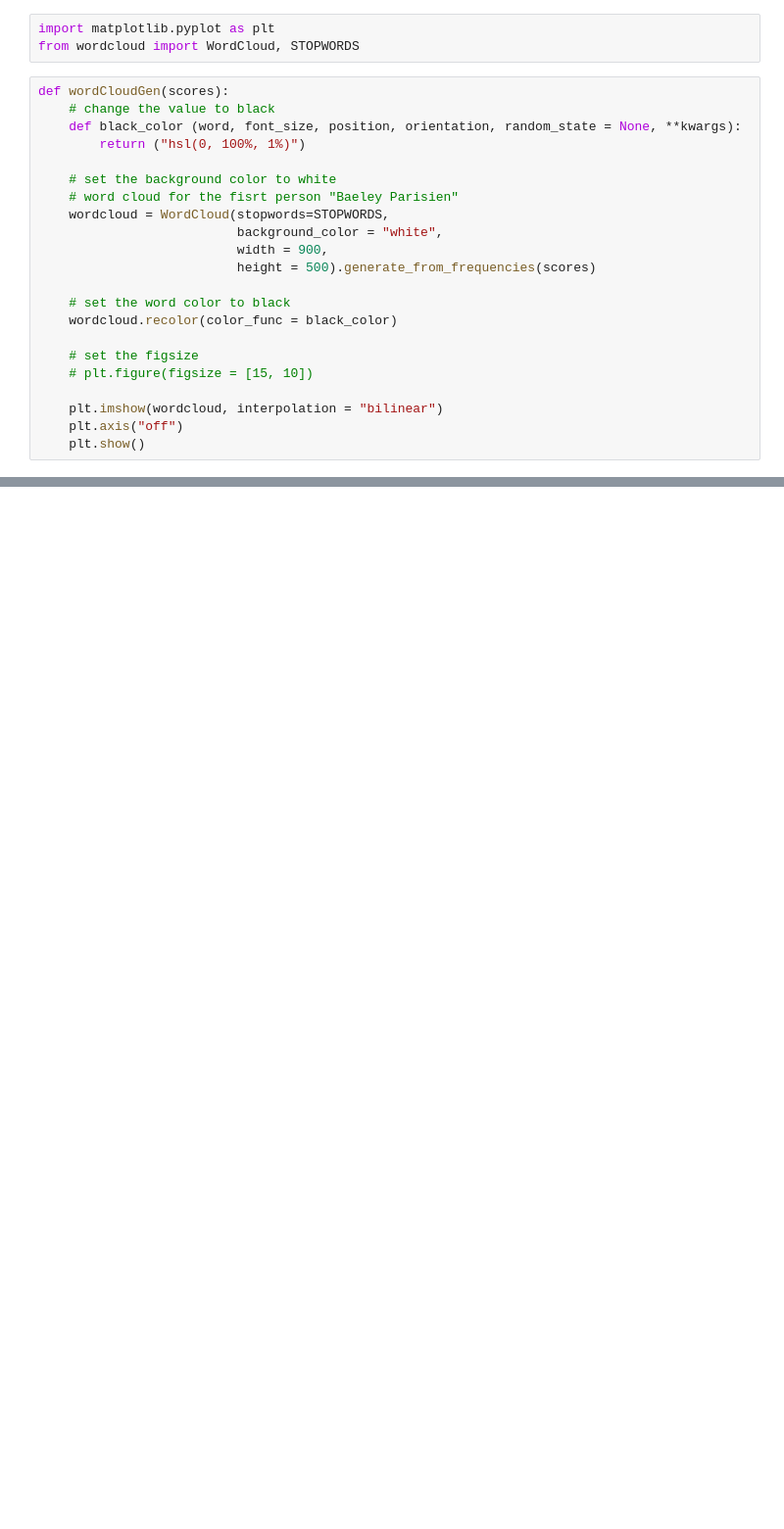
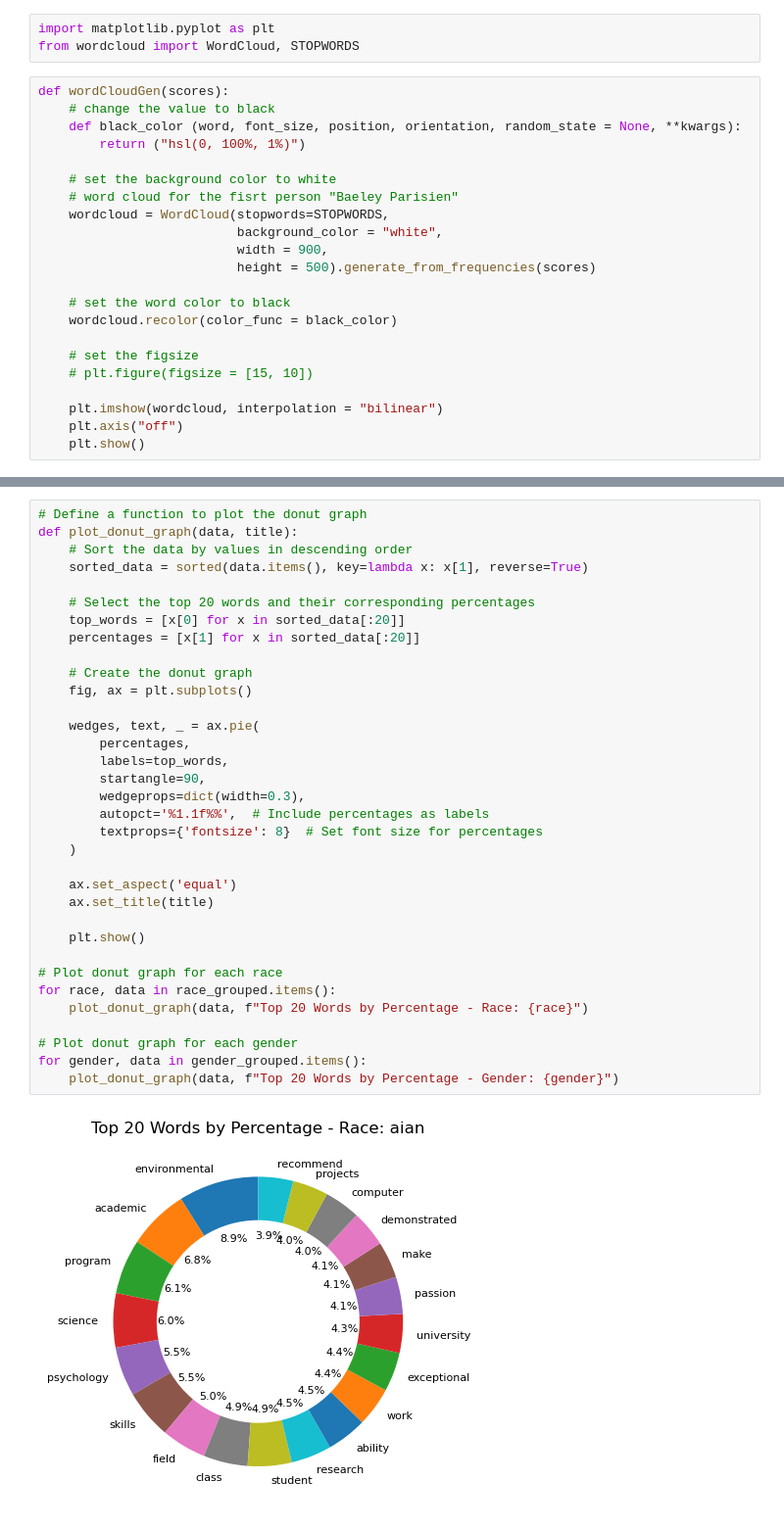
Before and after one commit to wohmas/Group13_Project, a Jupyter notebook: Project.ipynb, the cells around one changed output, grey strips where cells are left out. Shown at 98% size. Cells and saved outputs as stored; diff of their text form; blank space fills up the shorter version.

```diff
--- a/Project.ipynb
+++ b/Project.ipynb
@@ -220,0 +295,36 @@ white :
+# %%
+# Define a function to plot the donut graph
+def plot_donut_graph(data, title):
+    # Sort the data by values in descending order
+    sorted_data = sorted(data.items(), key=lambda x: x[1], reverse=True)
+
+    # Select the top 20 words and their corresponding percentages
+    top_words = [x[0] for x in sorted_data[:20]]
+    percentages = [x[1] for x in sorted_data[:20]]
+
+    # Create the donut graph
+    fig, ax = plt.subplots()
+
+    wedges, text, _ = ax.pie(
+        percentages,
+        labels=top_words,
+        startangle=90,
+        wedgeprops=dict(width=0.3),
+        autopct='%1.1f%%',  # Include percentages as labels
+        textprops={'fontsize': 8}  # Set font size for percentages
+    )
+
+    ax.set_aspect('equal')
+    ax.set_title(title)
+
+    plt.show()
+
+# Plot donut graph for each race
+for race, data in race_grouped.items():
+    plot_donut_graph(data, f"Top 20 Words by Percentage - Race: {race}")
+
+# Plot donut graph for each gender
+for gender, data in gender_grouped.items():
+    plot_donut_graph(data, f"Top 20 Words by Percentage - Gender: {gender}")
+# %% [output]
+[figure, added]
```
Also changed, not shown: parts of 6 cells of this notebook.
